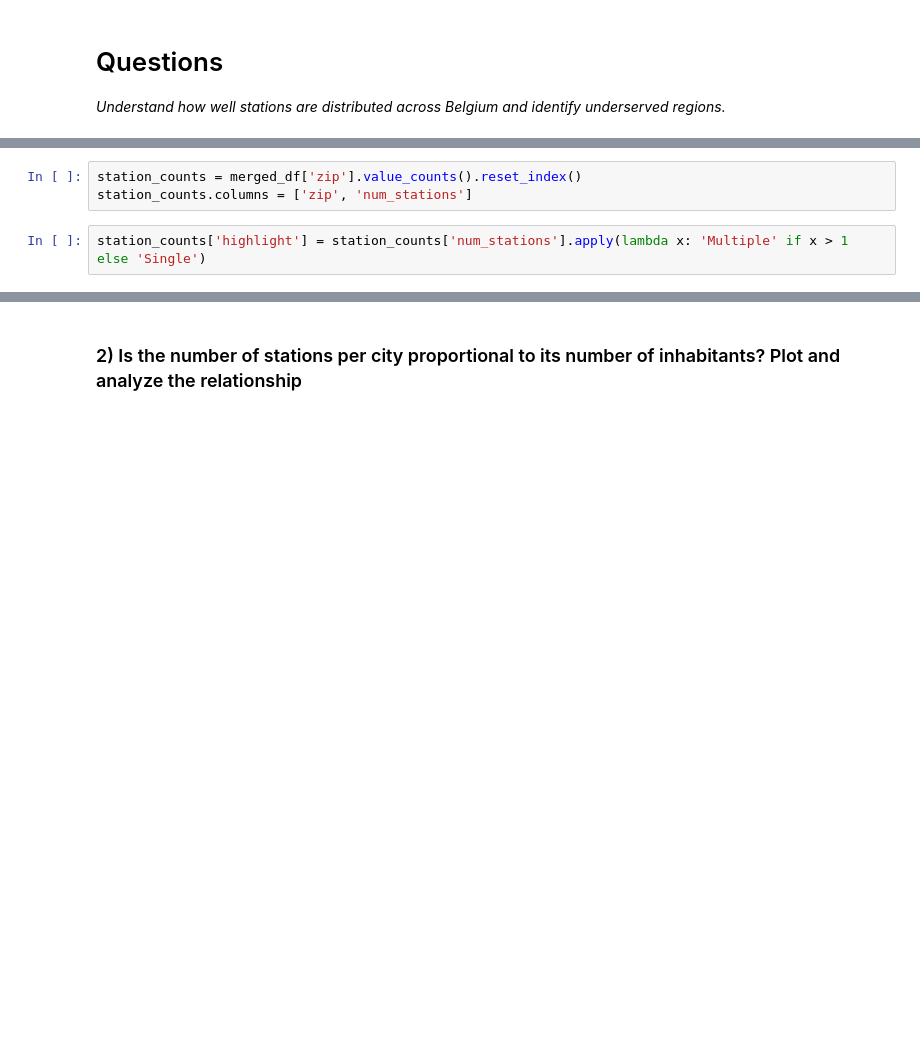
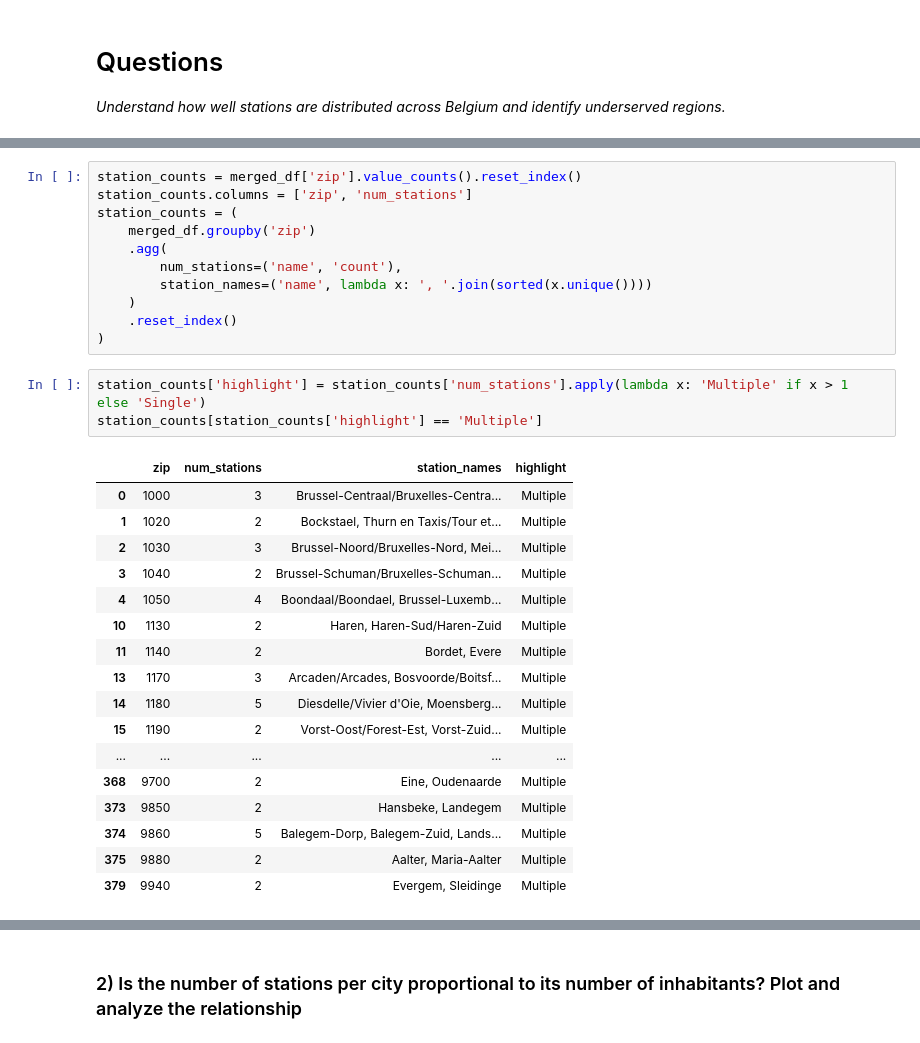
Before and after one commit to Mathissemeynen/ACRM-group-11, a Jupyter notebook: StationCoverageAccesibility.ipynb, the cells around one changed output, grey strips where cells are left out. Cells and saved outputs as stored; diff of their text form; blank space fills up the shorter version.

```diff
--- a/StationCoverageAccesibility.ipynb
+++ b/StationCoverageAccesibility.ipynb
@@ -58,5 +96,32 @@ merged_df
 # %%
 station_counts = merged_df['zip'].value_counts().reset_index()
 station_counts.columns = ['zip', 'num_stations']
+station_counts = (
+    merged_df.groupby('zip')
+    .agg(
+        num_stations=('name', 'count'),
+        station_names=('name', lambda x: ', '.join(sorted(x.unique())))
+    )
+    .reset_index()
+)
 # %%
 station_counts['highlight'] = station_counts['num_stations'].apply(lambda x: 'Multiple' if x > 1 else 'Single')
+station_counts[station_counts['highlight'] == 'Multiple']
+# %% [output]
+|  | zip | num_stations | station_names | highlight |
+| 0 | 1000 | 3 | Brussel-Centraal/Bruxelles-Centra... | Multiple |
+| 1 | 1020 | 2 | Bockstael, Thurn en Taxis/Tour et... | Multiple |
+| 2 | 1030 | 3 | Brussel-Noord/Bruxelles-Nord, Mei... | Multiple |
+| 3 | 1040 | 2 | Brussel-Schuman/Bruxelles-Schuman... | Multiple |
+| 4 | 1050 | 4 | Boondaal/Boondael, Brussel-Luxemb... | Multiple |
+| 10 | 1130 | 2 | Haren, Haren-Sud/Haren-Zuid | Multiple |
+| 11 | 1140 | 2 | Bordet, Evere | Multiple |
+| 13 | 1170 | 3 | Arcaden/Arcades, Bosvoorde/Boitsf... | Multiple |
+| 14 | 1180 | 5 | Diesdelle/Vivier d'Oie, Moensberg... | Multiple |
+| 15 | 1190 | 2 | Vorst-Oost/Forest-Est, Vorst-Zuid... | Multiple |
+| ... | ... | ... | ... | ... |
+| 368 | 9700 | 2 | Eine, Oudenaarde | Multiple |
+| 373 | 9850 | 2 | Hansbeke, Landegem | Multiple |
+| 374 | 9860 | 5 | Balegem-Dorp, Balegem-Zuid, Lands... | Multiple |
+| 375 | 9880 | 2 | Aalter, Maria-Aalter | Multiple |
+| 379 | 9940 | 2 | Evergem, Sleidinge | Multiple |
```
Also changed, not shown: parts of 18 cells of this notebook.
